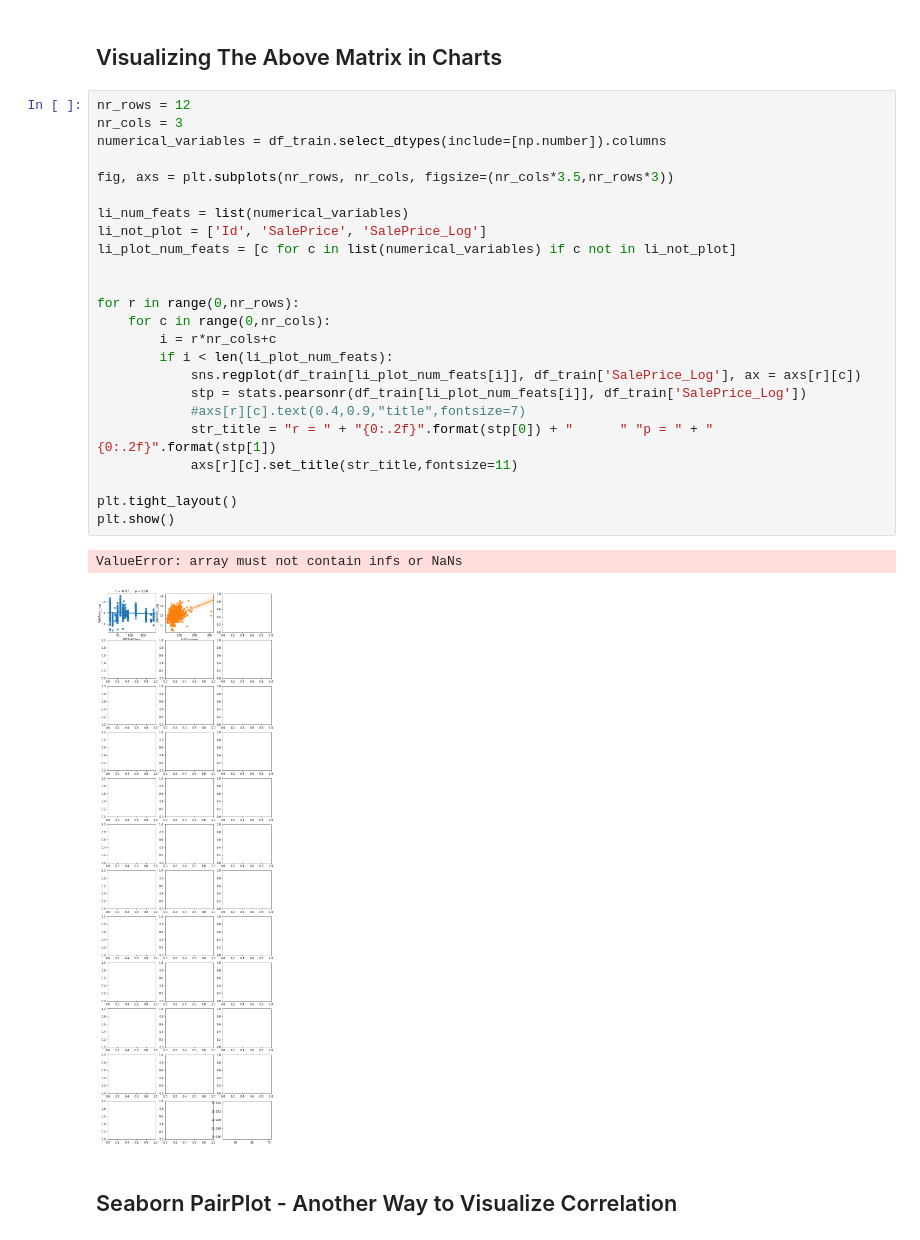
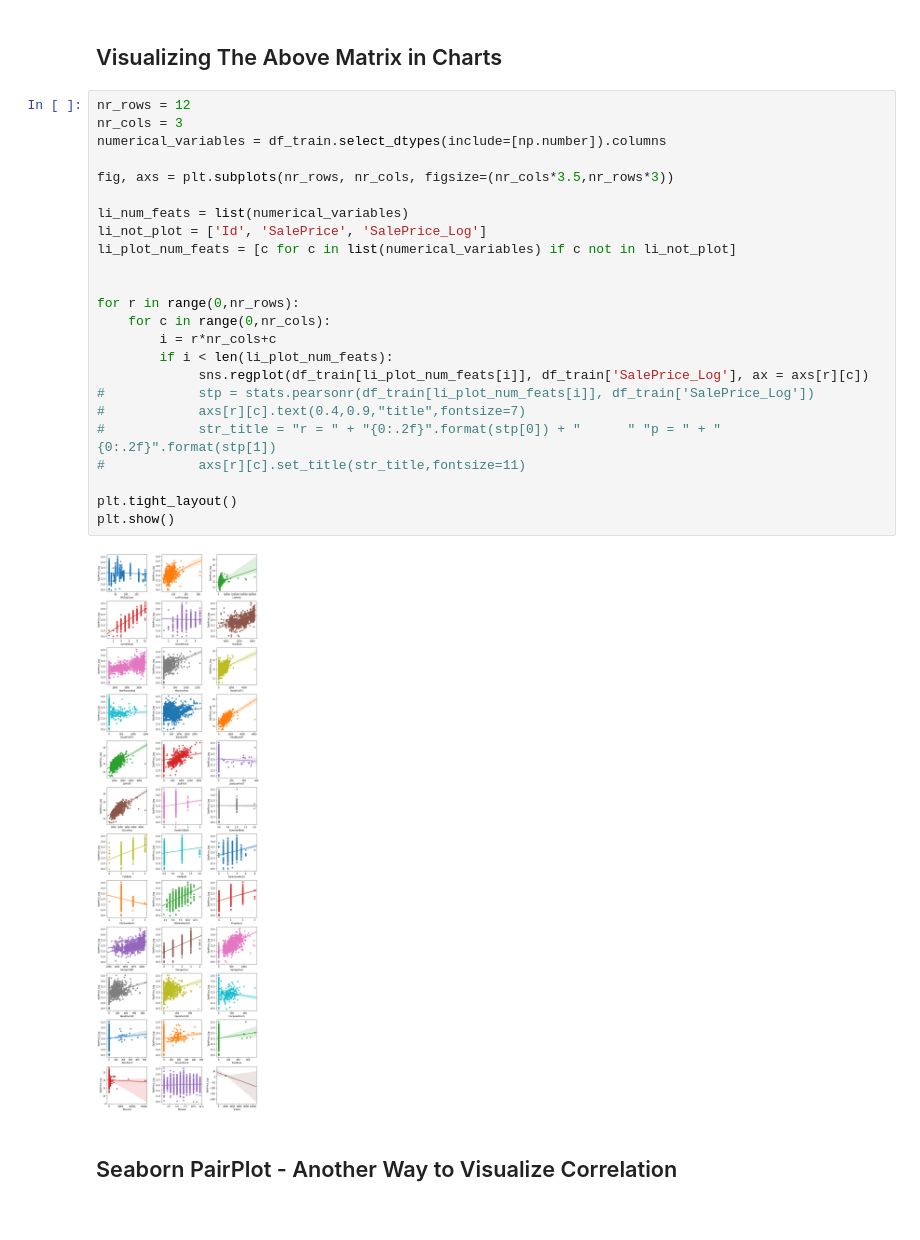
Before and after one commit to aihui/House-Price-Prediction, a Jupyter notebook: house_prices_prediction.ipynb, the cells around one changed output. Cells and saved outputs as stored; diff of their text form.

Commit message:
Commented stats.pearsonr
Resolved visualization charts issue

```diff
--- a/house_prices_prediction.ipynb
+++ b/house_prices_prediction.ipynb
@@ -300,30 +300,29 @@ plt.show()
 # %%
 nr_rows = 12
 nr_cols = 3
 numerical_variables = df_train.select_dtypes(include=[np.number]).columns
 
 fig, axs = plt.subplots(nr_rows, nr_cols, figsize=(nr_cols*3.5,nr_rows*3))
 
 li_num_feats = list(numerical_variables)
 li_not_plot = ['Id', 'SalePrice', 'SalePrice_Log']
 li_plot_num_feats = [c for c in list(numerical_variables) if c not in li_not_plot]
 
 
 for r in range(0,nr_rows):
     for c in range(0,nr_cols):
         i = r*nr_cols+c
         if i < len(li_plot_num_feats):
-            sns.regplot(df_train[li_plot_num_feats[i]], df_train['SalePrice_Log'], ax = axs[r][c])
-            stp = stats.pearsonr(df_train[li_plot_num_feats[i]], df_train['SalePrice_Log'])
-            #axs[r][c].text(0.4,0.9,"title",fontsize=7)
-            str_title = "r = " + "{0:.2f}".format(stp[0]) + "      " "p = " + "{0:.2f}".format(stp[1])
-            axs[r][c].set_title(str_title,fontsize=11)
+             sns.regplot(df_train[li_plot_num_feats[i]], df_train['SalePrice_Log'], ax = axs[r][c])
+#            stp = stats.pearsonr(df_train[li_plot_num_feats[i]], df_train['SalePrice_Log'])
+#            axs[r][c].text(0.4,0.9,"title",fontsize=7)
+#            str_title = "r = " + "{0:.2f}".format(stp[0]) + "      " "p = " + "{0:.2f}".format(stp[1])
+#            axs[r][c].set_title(str_title,fontsize=11)
 
 plt.tight_layout()
 plt.show()
 # %% [output]
-ValueError: array must not contain infs or NaNs
-[figure, old version]
+[figure, new version]
 # %% [markdown]
 ## Seaborn PairPlot - Another Way to Visualize Correlation
 # %%
```
